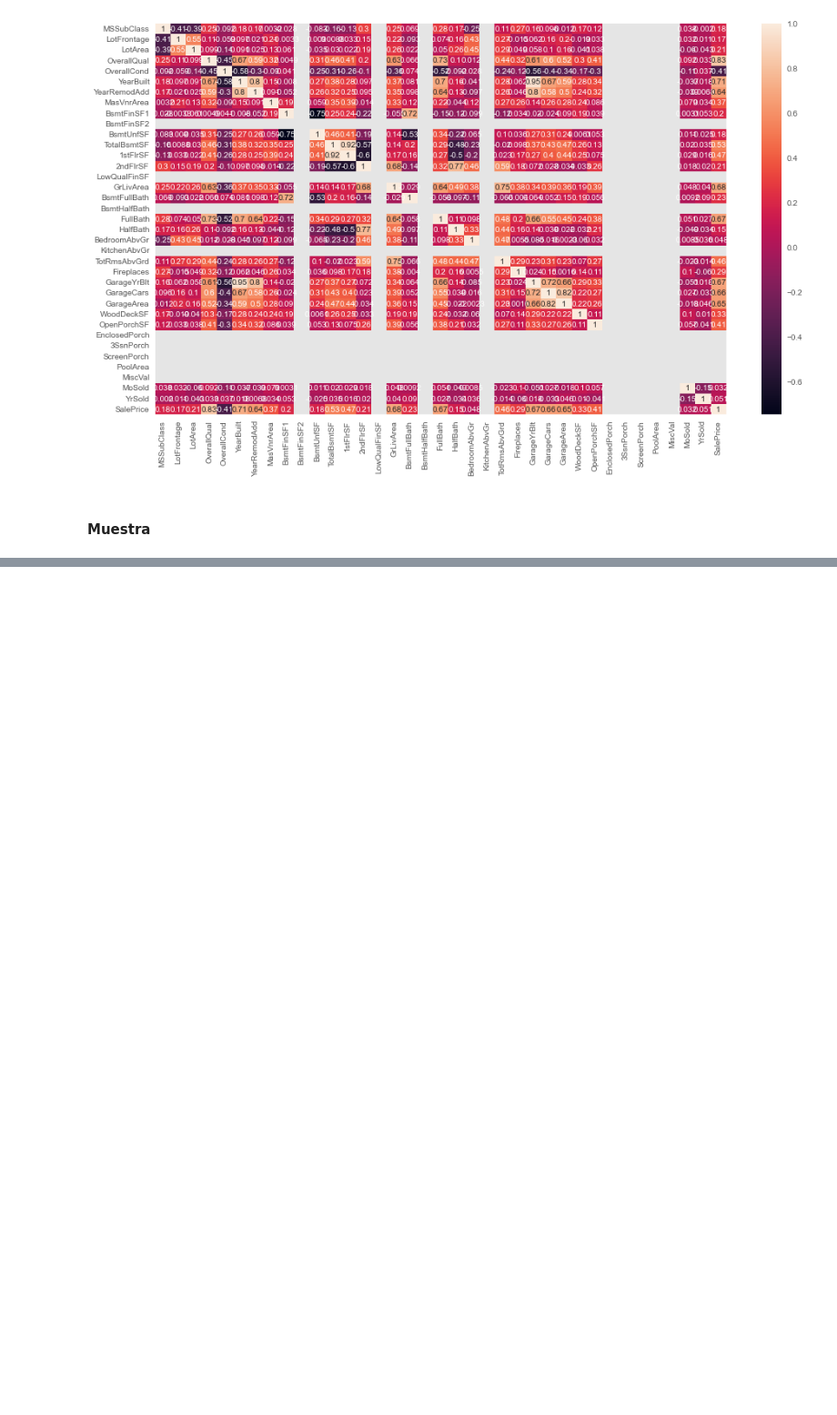
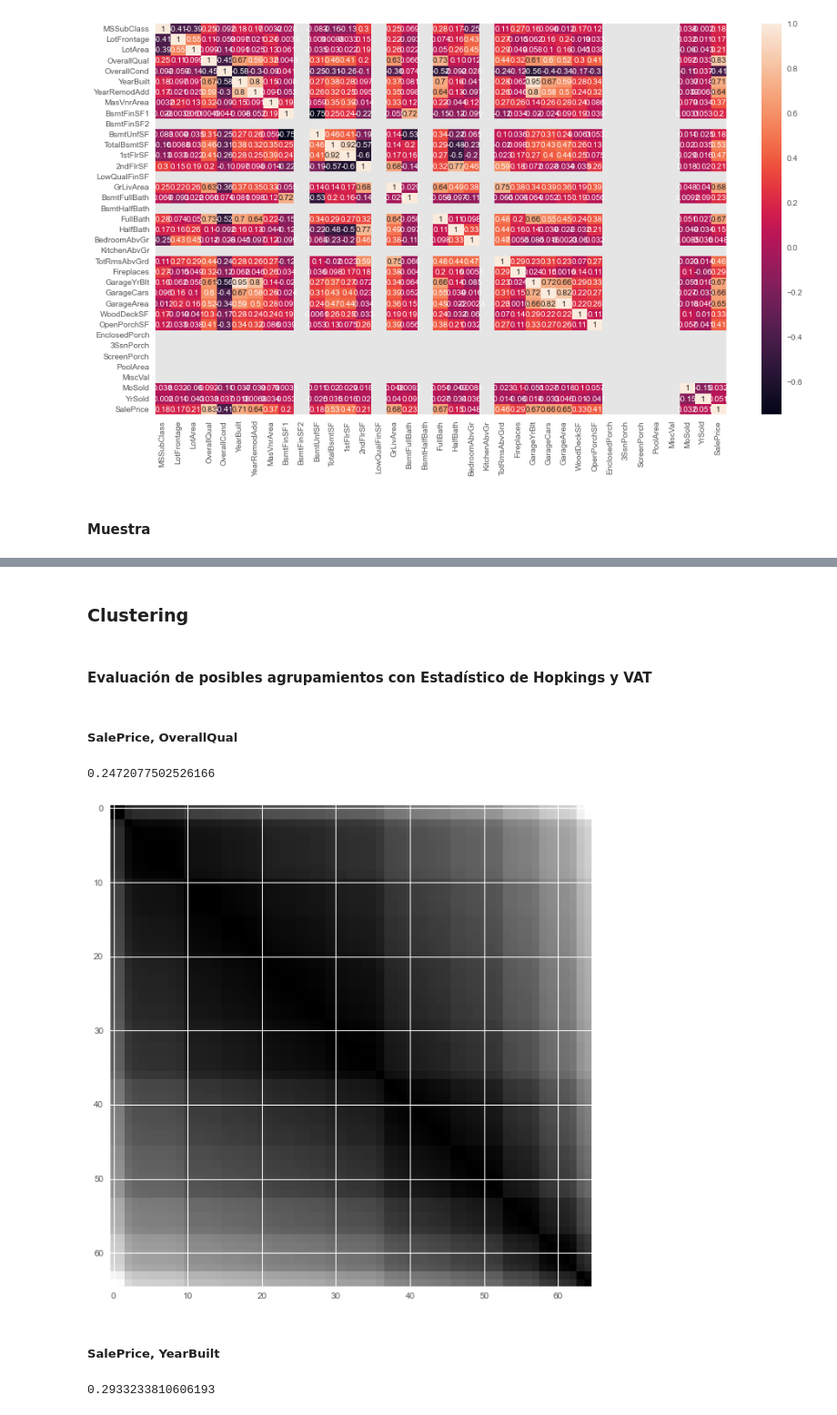
Before and after one commit to ElGutiz/Miner-a-HT3, a Jupyter notebook: Mineria de Datos-HDT3.ipynb, the cells around one changed output, grey strips where cells are left out. Shown at 91% size. Saved outputs shown, nothing was run; the diff lists cells and outputs as text; code cells hidden in the pictures; blank space fills up the shorter version.

Commit message:
Clusters y Graficas de Codo

```diff
--- a/Mineria de Datos-HDT3.ipynb
+++ b/Mineria de Datos-HDT3.ipynb
@@ -235,0 +236,25 @@ sb.heatmap(correlacion, xticklabels=correlacion.columns, yticklabels=correlacion
+# %% [markdown]
+### Clustering
+# %% [markdown]
+#### Evaluación de posibles agrupamientos con Estadístico de Hopkings y VAT
+# %% [markdown]
+##### SalePrice, OverallQual
+# %%
+sale_overall = entrenamiento[["SalePrice", "OverallQual"]]
+
+pyclustertend.hopkins(sale_overall,len(sale_overall))
+# %% [output]
+0.2472077502526166
+# %%
+sale_overall = sample[["SalePrice", "OverallQual"]]
+pyclustertend.vat(sale_overall)
+# %% [output]
+[figure, added]
+# %% [markdown]
+##### SalePrice, YearBuilt
+# %%
+sale_year = entrenamiento[["SalePrice", "YearBuilt"]]
+
+pyclustertend.hopkins(sale_year,len(sale_year))
+# %% [output]
+0.2933233810606193
```
Also changed, not shown: parts of 38 cells of this notebook.
